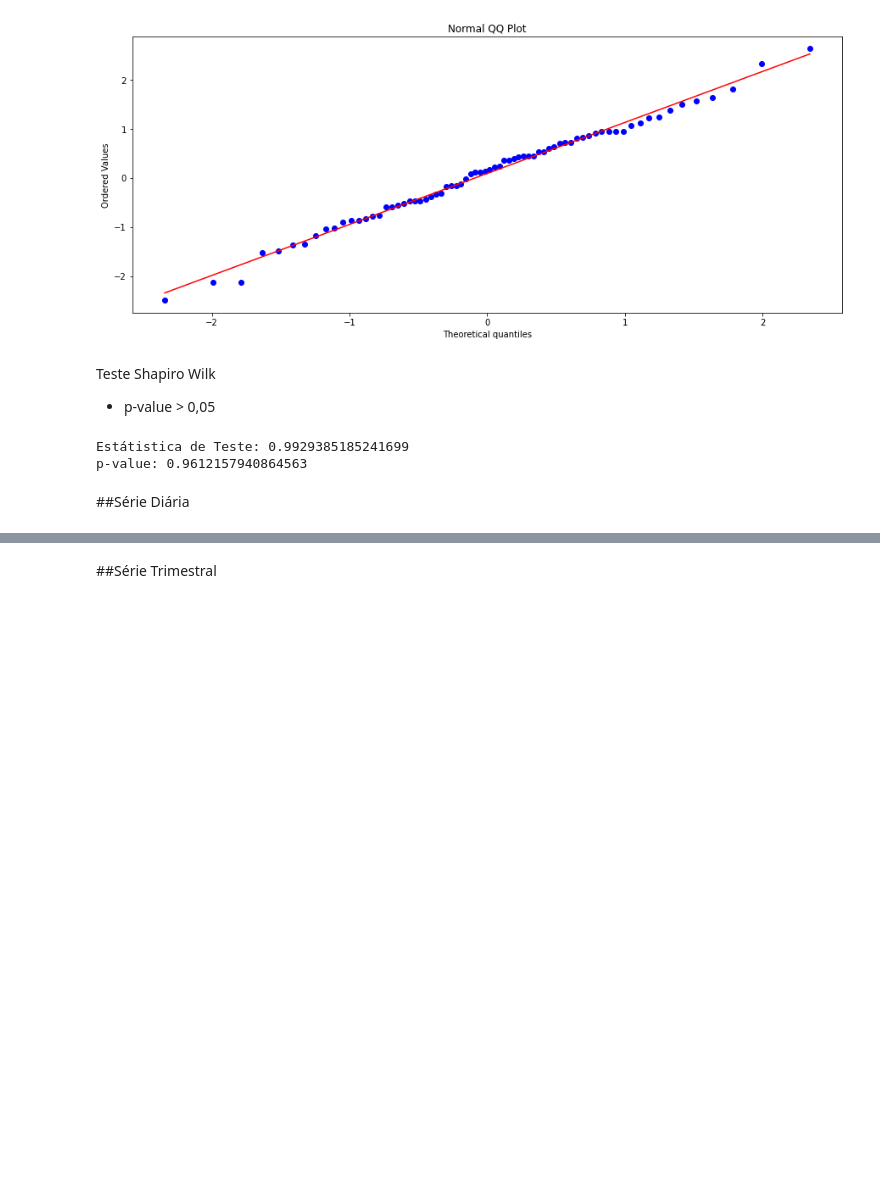
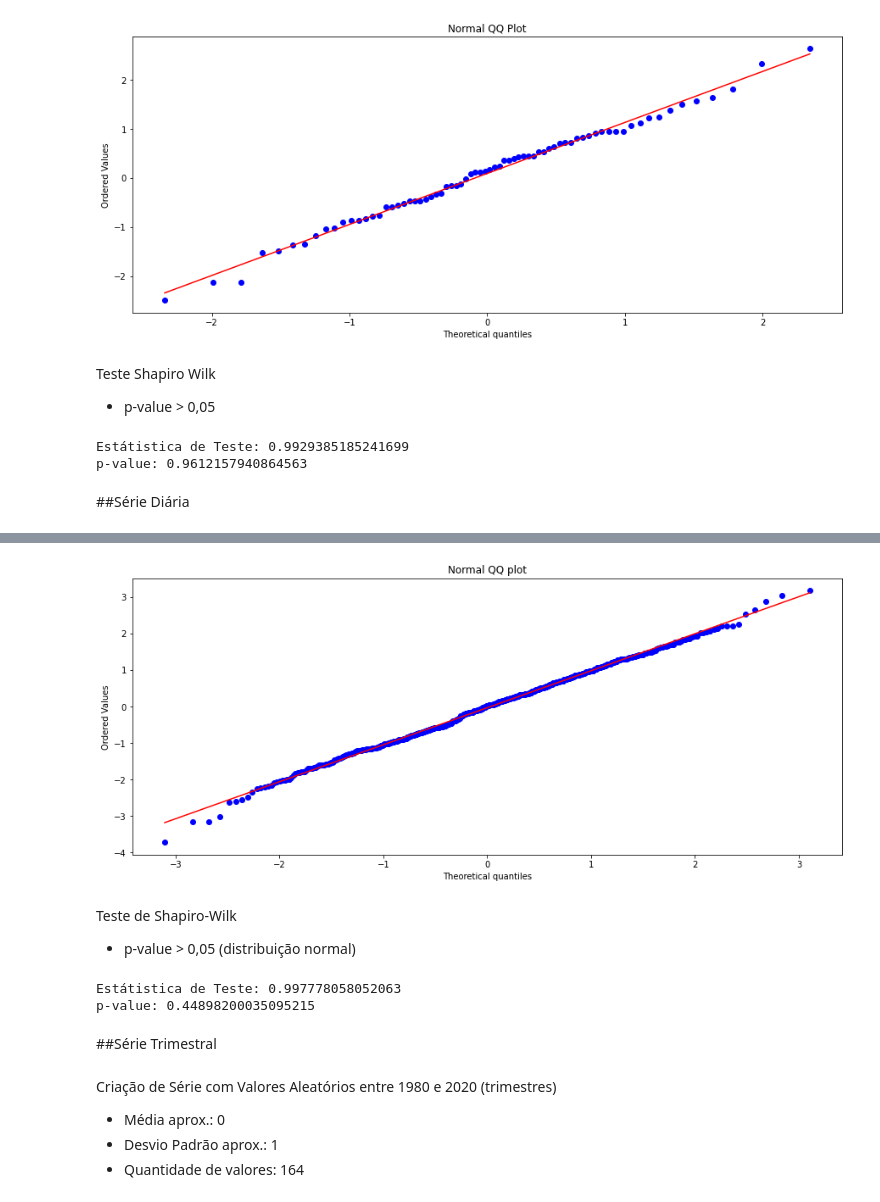
Before and after one commit to Marcus-V-Freitas/Series_Temporais_Aleatorias_Normalizadas, a Jupyter notebook: Séries_Temporais_Aleatórias_Com_Distribuição_Normal.ipynb, the cells around one changed output, grey strips where cells are left out. Cells and saved outputs as stored; diff of their text form; code cells hidden in the pictures; blank space fills up the shorter version.

```diff
--- a/Séries_Temporais_Aleatórias_Com_Distribuição_Normal.ipynb
+++ b/Séries_Temporais_Aleatórias_Com_Distribuição_Normal.ipynb
@@ -330,2 +407,26 @@ p-value: 0.9612157940864563
+# %%
+stats.probplot(serie3, dist='norm', plot=plt)
+plt.title('Normal QQ plot')
+plt.show()
+# %% [output]
+[figure, added]
+# %% [markdown]
+Teste de Shapiro-Wilk
+
+* p-value > 0,05 (distribuição normal)
+# %%
+e, p = stats.shapiro(serie3)
+
+print(f'Estátistica de Teste: {e}')
+print(f'p-value: {p}')
+# %% [output]
+Estátistica de Teste: 0.997778058052063
+p-value: 0.44898200035095215
 # %% [markdown]
 ##Série Trimestral
+# %% [markdown]
+Criação de Série com Valores Aleatórios entre 1980 e 2020 (trimestres)
+
+* Média aprox.: 0
+* Desvio Padrão aprox.: 1
+* Quantidade de valores: 164
```
Also changed, not shown: parts of 21 cells of this notebook.
